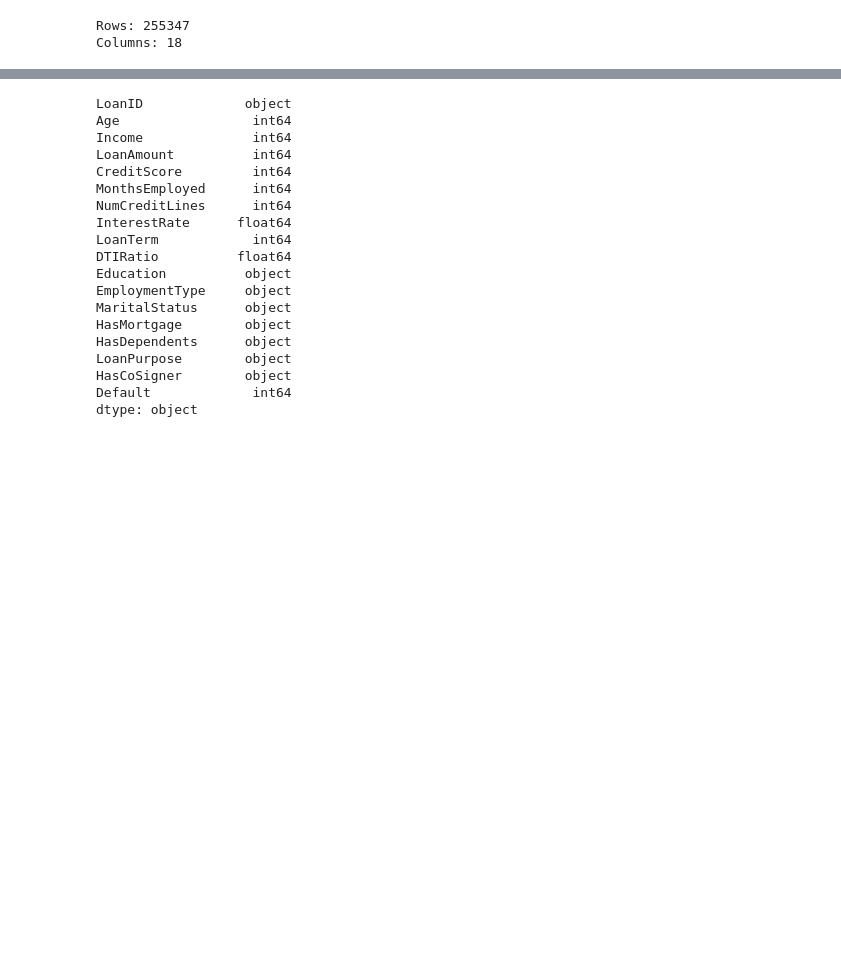
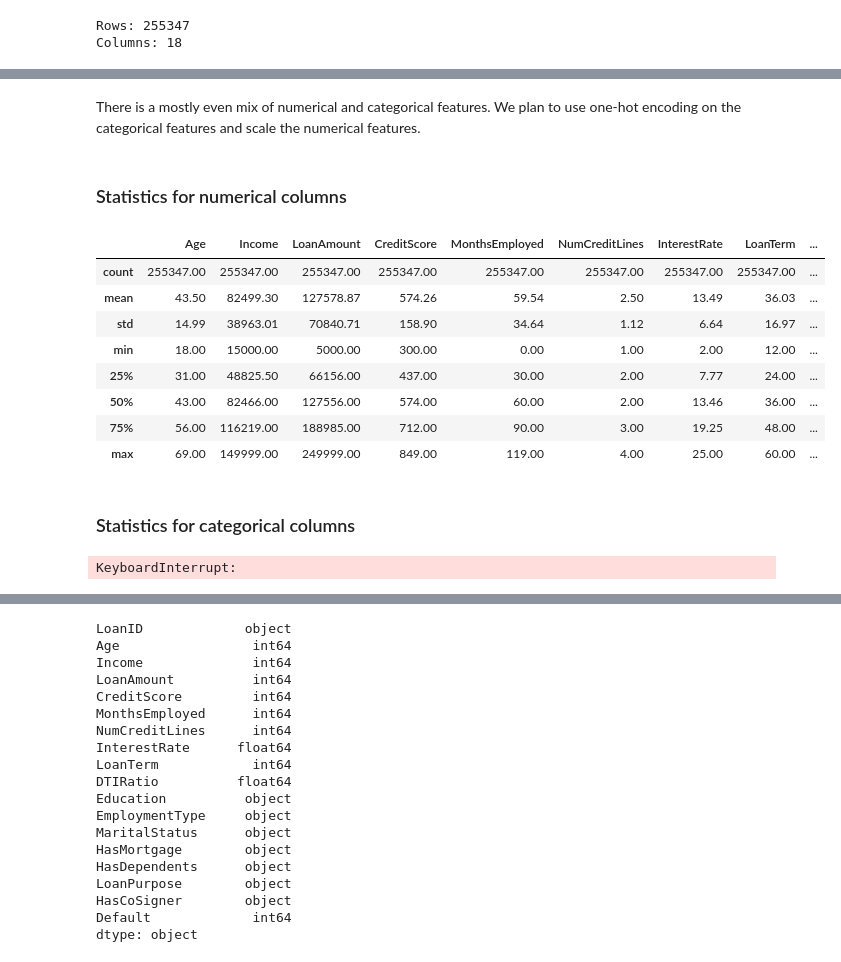
Before and after one commit to jwinn19464/DataSci-Project, a Jupyter notebook: proj_preprocessing.ipynb, the cells around one changed output, grey strips where cells are left out. Drawn from its saved outputs; the diff is of its cells as text; code cells hidden in the pictures; blank space fills up the shorter version.

```diff
--- a/proj_preprocessing.ipynb
+++ b/proj_preprocessing.ipynb
@@ -28,0 +57,69 @@ Columns: 18
+# %% [markdown]
+There is a mostly even mix of numerical and categorical features. We plan to use one-hot encoding on the categorical features and scale the numerical features.
+# %% [markdown]
+### Statistics for numerical columns
+# %%
+# Generate summary statistics and round them
+summary_stats = df.describe().round(2)
+
+# Convert the summary statistics into a DataFrame
+summary_stats_df = pd.DataFrame(summary_stats)
+
+summary_stats_df.drop(columns='Default')
+# %% [output]
+|  | Age | Income | LoanAmount | CreditScore | MonthsEmployed | NumCreditLines | InterestRate | LoanTerm | ... |
+| count | 255347.00 | 255347.00 | 255347.00 | 255347.00 | 255347.00 | 255347.00 | 255347.00 | 255347.00 | ... |
+| mean | 43.50 | 82499.30 | 127578.87 | 574.26 | 59.54 | 2.50 | 13.49 | 36.03 | ... |
+| std | 14.99 | 38963.01 | 70840.71 | 158.90 | 34.64 | 1.12 | 6.64 | 16.97 | ... |
+| min | 18.00 | 15000.00 | 5000.00 | 300.00 | 0.00 | 1.00 | 2.00 | 12.00 | ... |
+| 25% | 31.00 | 48825.50 | 66156.00 | 437.00 | 30.00 | 2.00 | 7.77 | 24.00 | ... |
+| 50% | 43.00 | 82466.00 | 127556.00 | 574.00 | 60.00 | 2.00 | 13.46 | 36.00 | ... |
+| 75% | 56.00 | 116219.00 | 188985.00 | 712.00 | 90.00 | 3.00 | 19.25 | 48.00 | ... |
+| max | 69.00 | 149999.00 | 249999.00 | 849.00 | 119.00 | 4.00 | 25.00 | 60.00 | ... |
+# %% [markdown]
+### Statistics for categorical columns
+# %%
+# Create an empty list to store the analysis for each categorical column
+categorical_analysis = []
+
+# Loop through each categorical column and gather information
+categorical_columns = df.select_dtypes(include=['object'])
+
+for col in categorical_columns:
+    # Get unique value count
+    unique_values = df[col].nunique()
+
+    # Get the mode (most frequent value)
+    mode = df[col].mode()[0]
+    mode_count = df[col].value_counts().iloc[0]
+    mode_pct = (mode_count / len(df)) * 100
+
+    # Get the second mode (second most frequent value if it exists)
+    if len(df[col].value_counts()) > 1:
+        second_mode = df[col].value_counts().index[1]
+        second_mode_count = df[col].value_counts().iloc[1]
+        second_mode_pct = (second_mode_count / len(df)) * 100
+    else:
+        second_mode = None
+        second_mode_count = 0
+        second_mode_pct = 0
+
+    # Append the results to the list
+    categorical_analysis.append({
+        'Feature': col,
+        'Unique Values': unique_values,
+        'Mode': mode,
+        'Mode Count': mode_count,
+        'Mode %': mode_pct,
+        'Second Mode': second_mode,
+        'Second Mode Count': second_mode_count,
+        'Second Mode %': second_mode_pct
+    })
+
+# Convert the list of dictionaries into a DataFrame
+categorical_analysis_df = pd.DataFrame(categorical_analysis)
+
+# Display the resulting DataFrame without index
+categorical_analysis_df.style.hide()
+# %% [output]
+KeyboardInterrupt:
```
Also changed, not shown: parts of 10 cells of this notebook.
